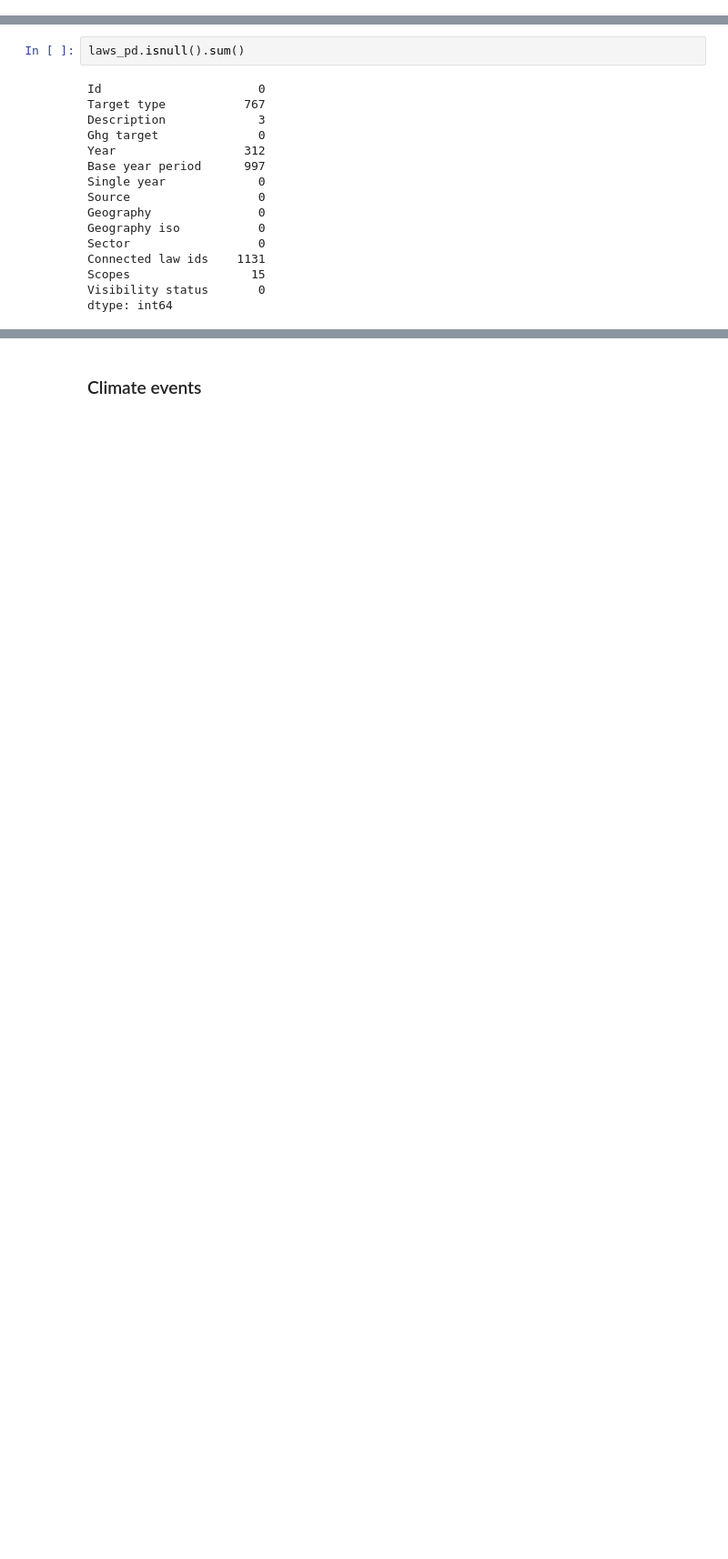
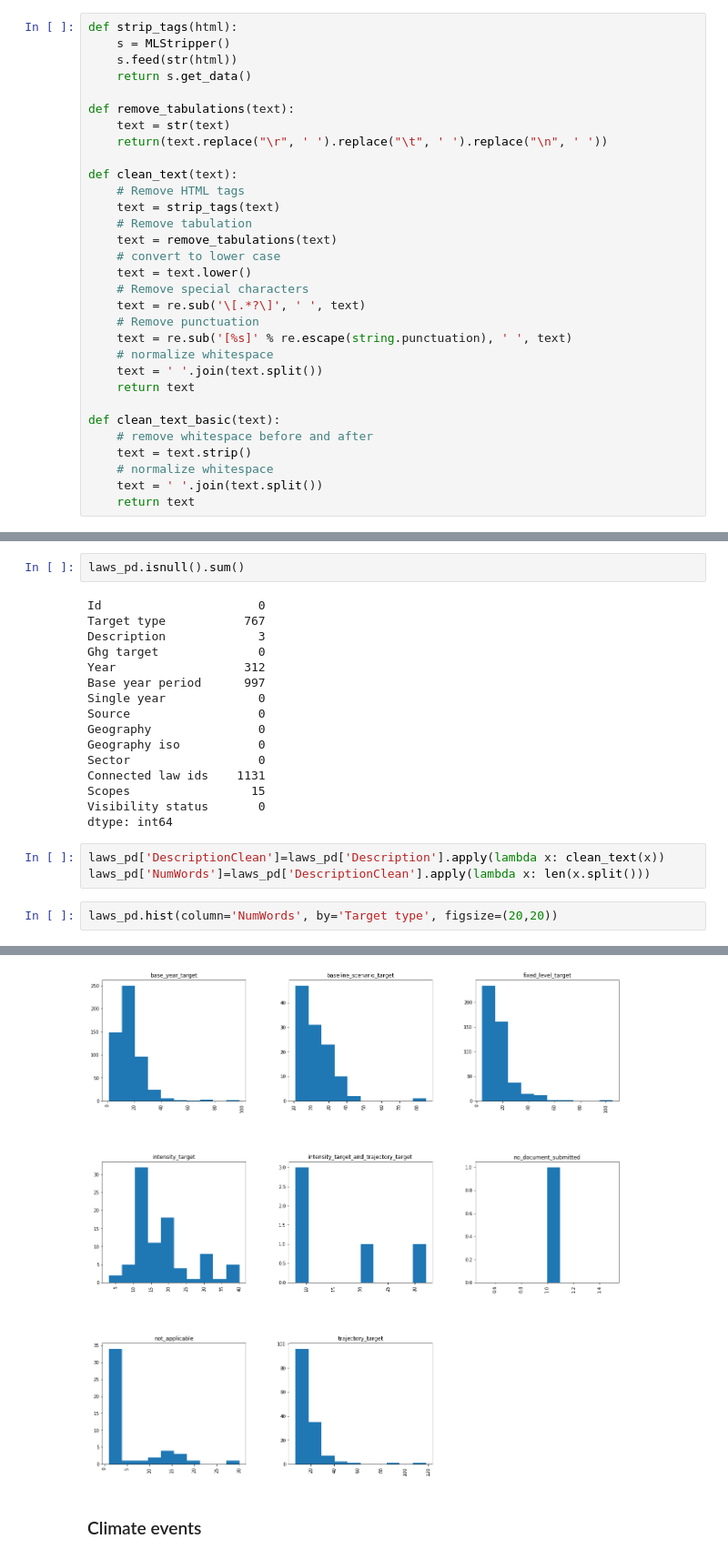
Before and after one commit to ajakupov/ClimatePolicyChallenge, a Jupyter notebook: notebooks/DataExploration.ipynb, the cells around one changed output, grey strips where cells are left out. Shown at 91% size. Cells and saved outputs as stored; diff of their text form; blank space fills up the shorter version.

Commit message:
Add histograms

```diff
--- a/notebooks/DataExploration.ipynb
+++ b/notebooks/DataExploration.ipynb
@@ -16,3 +40,34 @@ DATA_DIR = '../data'
+# %%
+def strip_tags(html):
+    s = MLStripper()
+    s.feed(str(html))
+    return s.get_data()
+
+def remove_tabulations(text):
+    text = str(text)
+    return(text.replace("\r", ' ').replace("\t", ' ').replace("\n", ' '))
+
+def clean_text(text):
+    # Remove HTML tags
+    text = strip_tags(text)
+    # Remove tabulation
+    text = remove_tabulations(text)
+    # convert to lower case
+    text = text.lower()
+    # Remove special characters
+    text = re.sub('\[.*?\]', ' ', text)
+    # Remove punctuation
+    text = re.sub('[%s]' % re.escape(string.punctuation), ' ', text)
+    # normalize whitespace
+    text = ' '.join(text.split())
+    return text
+
+def clean_text_basic(text):
+    # remove whitespace before and after
+    text = text.strip()
+    # normalize whitespace
+    text = ' '.join(text.split())
+    return text
 # %% [markdown]
 ## Read the data
 # %%
@@ -64,3 +119,9 @@ Connected law ids    1131
 Scopes                 15
 Visibility status       0
 dtype: int64
+# %%
+laws_pd['DescriptionClean']=laws_pd['Description'].apply(lambda x: clean_text(x))
+laws_pd['NumWords']=laws_pd['DescriptionClean'].apply(lambda x: len(x.split()))
+# %%
+laws_pd.hist(column='NumWords', by='Target type', figsize=(20,20))
+# %% [output]
@@ -67,2 +138,3 @@ dtype: int64
+[figure, added]
 # %% [markdown]
 ### Climate events
```
Also changed, not shown: parts of 5 cells of this notebook.
